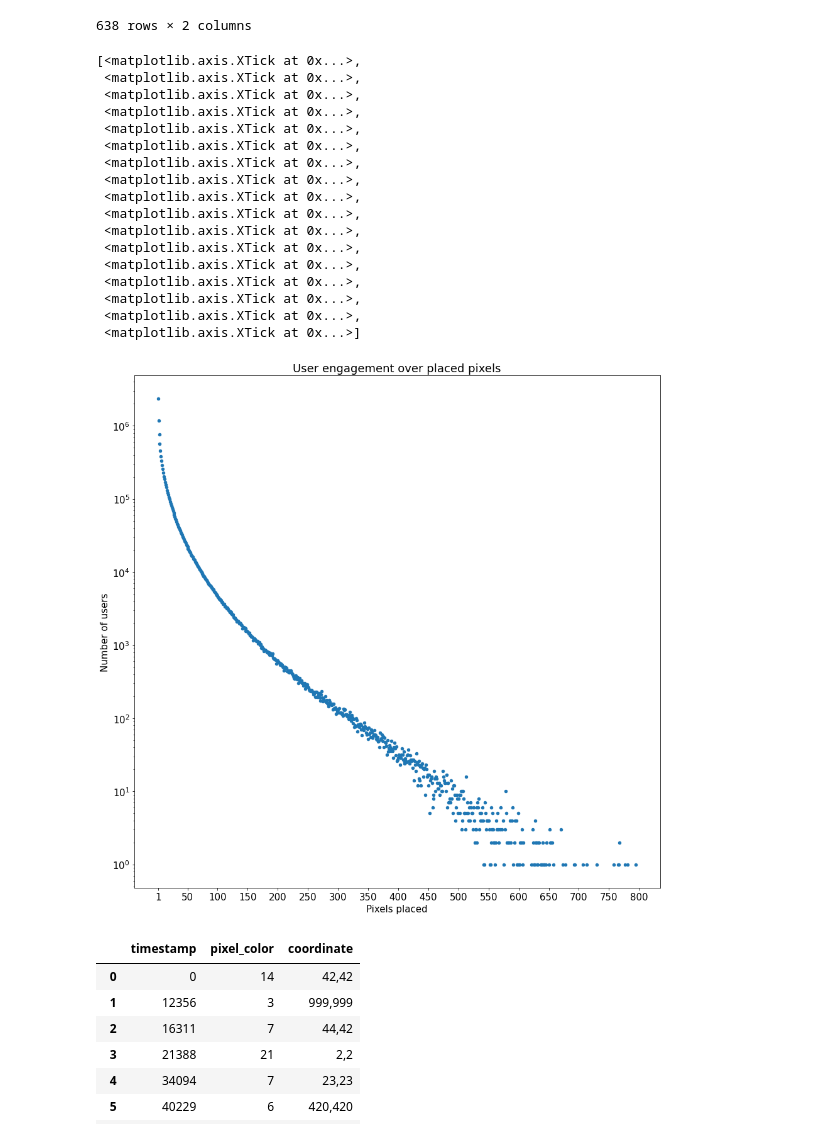
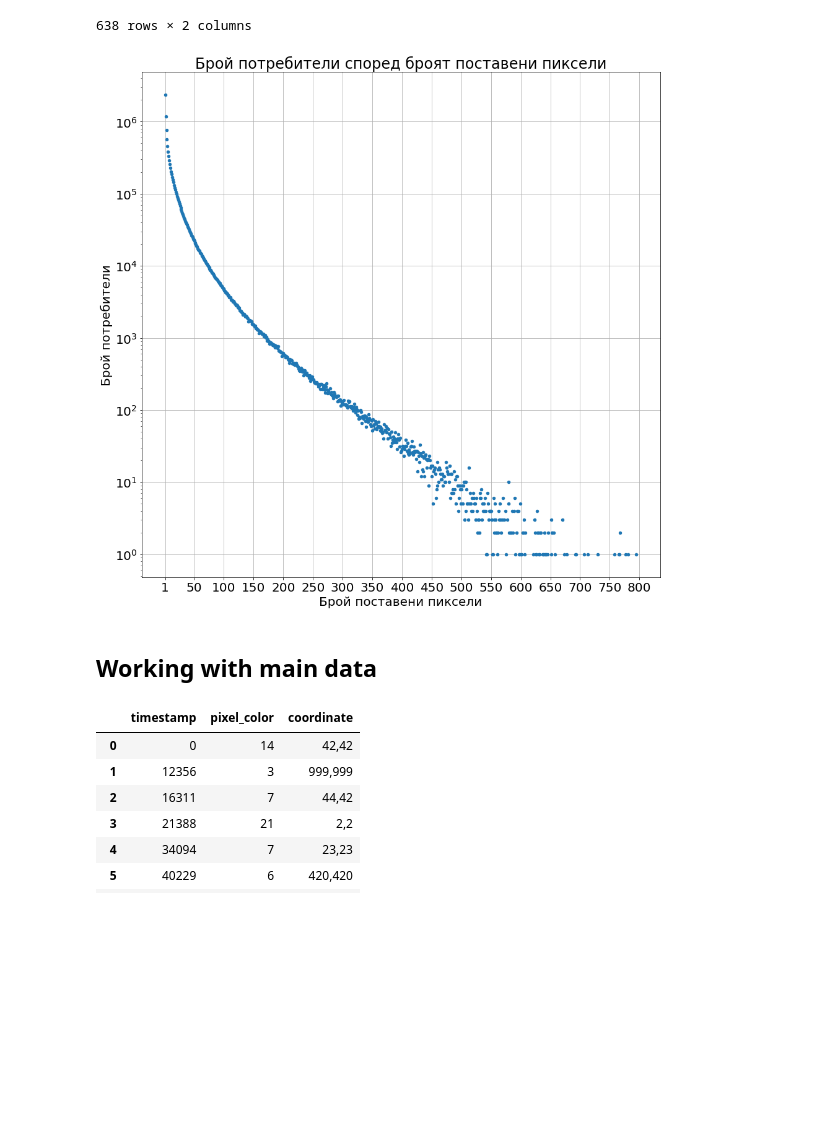
Before and after one commit to Denis-Iv/Analyzing-Social-Experiment, a Jupyter notebook: visualize_data.ipynb, the cells around one changed output. Saved outputs shown, nothing was run; the diff lists cells and outputs as text; code cells hidden in the pictures; blank space fills up the shorter version.

```diff
--- a/visualize_data.ipynb
+++ b/visualize_data.ipynb
@@ -46,11 +52,11 @@ BY9Nk55dKnEVcYGos/8YKyQnr5zU4GXVXLrUaX67orx05IKAEWwes0xzUa4wS2YXUXOyKZ9Fdc4Y+1tk
 oIJZRgTHdz4k3wULAhBJfm4SzP73AFaj1q/ZXlBjyMaWV9lPSDCTcAmBwH3ef9gHOyhTw0FpC6epBCkdb2BusQ==    656
 Name: user_id, dtype: int64
 # %%
-plt.rcParams['font.size'] = '10'
 plot = most_active_users.plot(figsize=(15,15), kind='barh')
 plot.set_xscale('linear')
-plot.set_xlabel('Number of placed pixels')
-plot.set_ylabel('Unique identifier')
-plot.set_title('Top 20 most active users')
+plot.set_xlabel('Брой поставени пиксели')
+plot.set_ylabel('Уникален идентификатор')
+plot.set_title('20 най-активни потребители')
 plot.invert_yaxis()
+plot.grid(visible=True)
 # %% [output]
@@ -91,33 +86,18 @@ num_least_active_users
 | 637 | 795 | 1 |
 638 rows × 2 columns
 # %%
-plt.rcParams['font.size'] = '15'
-plot = num_least_active_users.plot(x=0, y=1, figsize=(15,15), kind='scatter')
+plot = num_least_active_users.plot(x=0, y=1, figsize=(15,15), kind='scatter', zorder=3)
 plot.set_yscale('log')
 plot.set_xscale('linear')
-plot.set_xlabel('Pixels placed')
-plot.set_ylabel('Number of users')
-plot.set_title('User engagement over placed pixels')
+plot.set_xlabel('Брой поставени пиксели')
+plot.set_ylabel('Брой потребители')
+plot.set_title('Брой потребители според броят поставени пиксели')
 plot.set_xticks([1,50,100,150,200,250,300,350,400,450,500,550,600,650,700,750,800])
+plot.grid(visible=True, zorder=0)
 # %% [output]
-[<matplotlib.axis.XTick at 0x...>,
- <matplotlib.axis.XTick at 0x...>,
- <matplotlib.axis.XTick at 0x...>,
- <matplotlib.axis.XTick at 0x...>,
- <matplotlib.axis.XTick at 0x...>,
- <matplotlib.axis.XTick at 0x...>,
- <matplotlib.axis.XTick at 0x...>,
- <matplotlib.axis.XTick at 0x...>,
- <matplotlib.axis.XTick at 0x...>,
- <matplotlib.axis.XTick at 0x...>,
- <matplotlib.axis.XTick at 0x...>,
- <matplotlib.axis.XTick at 0x...>,
- <matplotlib.axis.XTick at 0x...>,
- <matplotlib.axis.XTick at 0x...>,
- <matplotlib.axis.XTick at 0x...>,
- <matplotlib.axis.XTick at 0x...>,
- <matplotlib.axis.XTick at 0x...>]
-[figure, old version]
+[figure, new version]
+# %% [markdown]
+## Working with main data
 # %%
 ddf_main = dd.read_csv('..\\data\\raw\\2022_place_canvas_history_optimized.csv')
 
```
Also changed, not shown: parts of 13 cells of this notebook.
